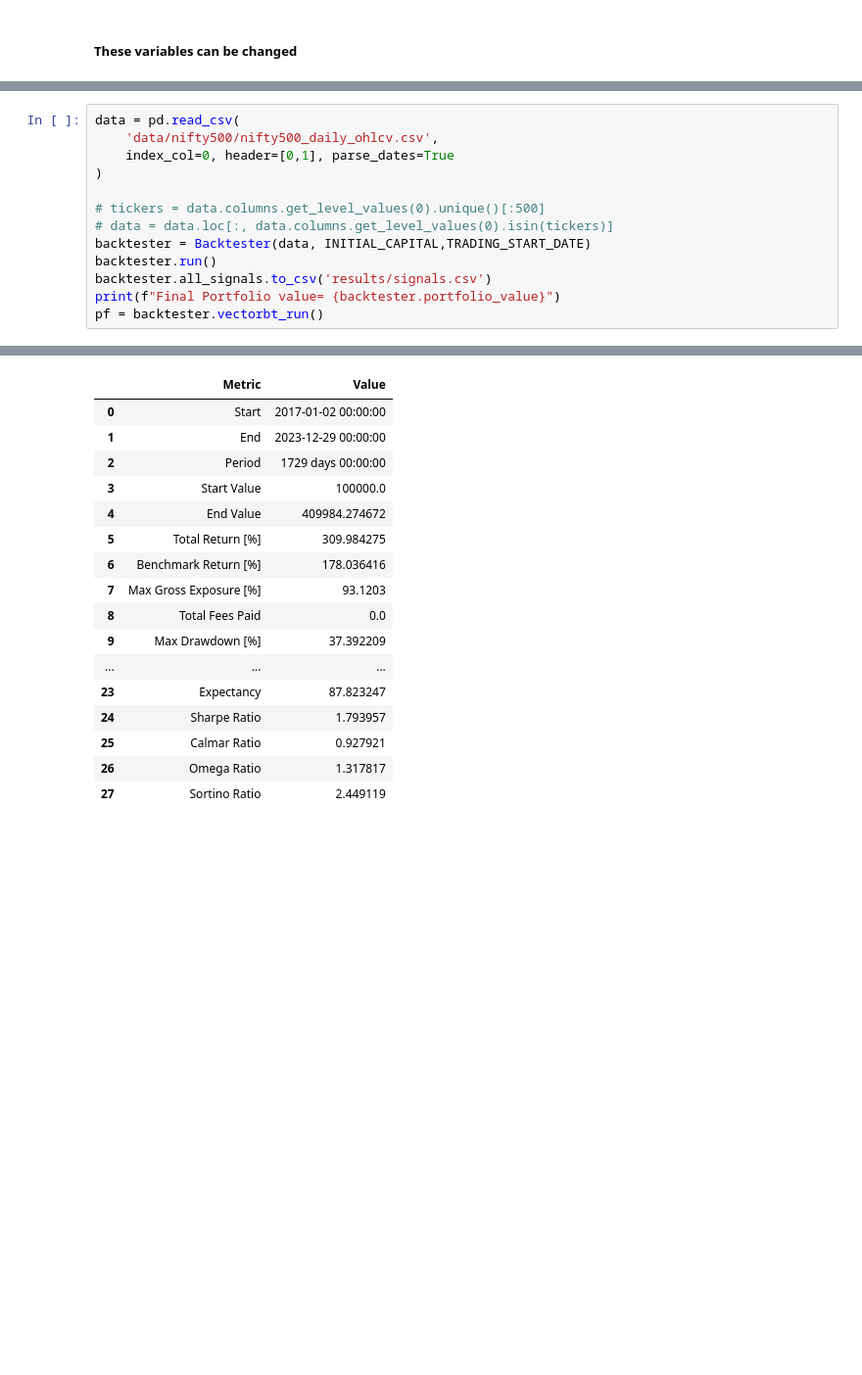
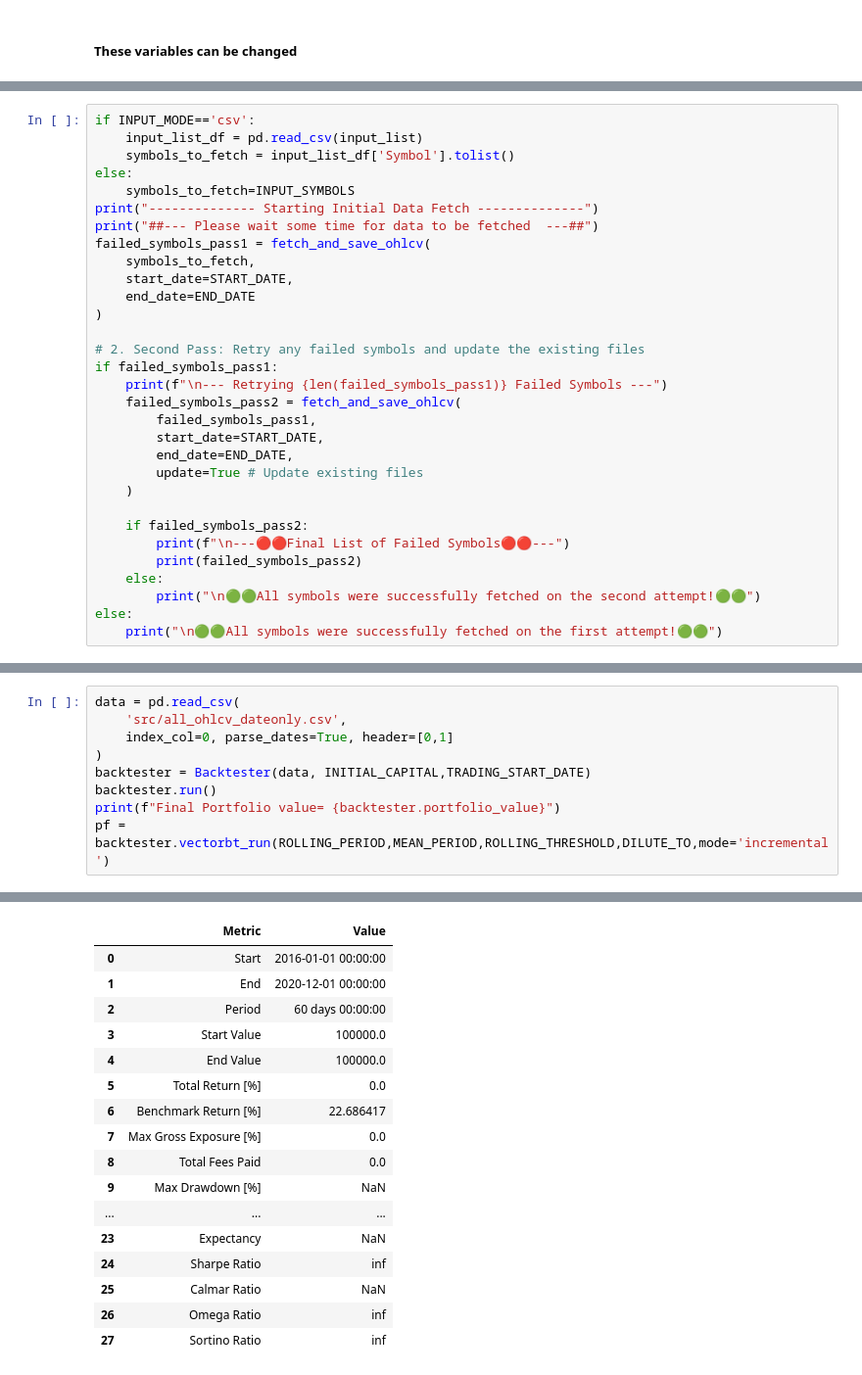
Before and after one commit to aarushbhattofficial/Theta_Syndicate, a Jupyter notebook: zscore.ipynb, the cells around one changed output, grey strips where cells are left out. Shown at 98% size. Cells and saved outputs as stored; diff of their text form; blank space fills up the shorter version.

```diff
--- a/zscore.ipynb
+++ b/zscore.ipynb
@@ -58,0 +575,31 @@ INTERVALS = 'data/nifty500/nifty500_weekly_ohlcv.csv'
+# %%
+if INPUT_MODE=='csv':
+    input_list_df = pd.read_csv(input_list)
+    symbols_to_fetch = input_list_df['Symbol'].tolist()
+else:
+    symbols_to_fetch=INPUT_SYMBOLS
+print("-------------- Starting Initial Data Fetch --------------")
+print("##--- Please wait some time for data to be fetched  ---##")
+failed_symbols_pass1 = fetch_and_save_ohlcv(
+    symbols_to_fetch,
+    start_date=START_DATE,
+    end_date=END_DATE
+)
+
+# 2. Second Pass: Retry any failed symbols and update the existing files
+if failed_symbols_pass1:
+    print(f"\n--- Retrying {len(failed_symbols_pass1)} Failed Symbols ---")
+    failed_symbols_pass2 = fetch_and_save_ohlcv(
+        failed_symbols_pass1,
+        start_date=START_DATE,
+        end_date=END_DATE,
+        update=True # Update existing files
+    )
+
+    if failed_symbols_pass2:
+        print(f"\n---🔴🔴Final List of Failed Symbols🔴🔴---")
+        print(failed_symbols_pass2)
+    else:
+        print("\n🟢🟢All symbols were successfully fetched on the second attempt!🟢🟢")
+else:
+    print("\n🟢🟢All symbols were successfully fetched on the first attempt!🟢🟢")
@@ -526,14 +1518,10 @@ class Strategy():
 # %%
 data = pd.read_csv(
-    'data/nifty500/nifty500_daily_ohlcv.csv',
-    index_col=0, header=[0,1], parse_dates=True
+    'src/all_ohlcv_dateonly.csv',
+    index_col=0, parse_dates=True, header=[0,1]
 )
-
-# tickers = data.columns.get_level_values(0).unique()[:500]
-# data = data.loc[:, data.columns.get_level_values(0).isin(tickers)]
 backtester = Backtester(data, INITIAL_CAPITAL,TRADING_START_DATE)
 backtester.run()
-backtester.all_signals.to_csv('results/signals.csv')
 print(f"Final Portfolio value= {backtester.portfolio_value}")
-pf = backtester.vectorbt_run()
+pf = backtester.vectorbt_run(ROLLING_PERIOD,MEAN_PERIOD,ROLLING_THRESHOLD,DILUTE_TO,mode='incremental')
 # %% [output]
@@ -552,20 +1532,20 @@ Initial Amount= 100000.0
 |  | Metric | Value |
-| 0 | Start | 2017-01-02 00:00:00 |
-| 1 | End | 2023-12-29 00:00:00 |
-| 2 | Period | 1729 days 00:00:00 |
+| 0 | Start | 2016-01-01 00:00:00 |
+| 1 | End | 2020-12-01 00:00:00 |
+| 2 | Period | 60 days 00:00:00 |
 | 3 | Start Value | 100000.0 |
-| 4 | End Value | 409984.274672 |
-| 5 | Total Return [%] | 309.984275 |
-| 6 | Benchmark Return [%] | 178.036416 |
-| 7 | Max Gross Exposure [%] | 93.1203 |
+| 4 | End Value | 100000.0 |
+| 5 | Total Return [%] | 0.0 |
+| 6 | Benchmark Return [%] | 22.686417 |
+| 7 | Max Gross Exposure [%] | 0.0 |
 | 8 | Total Fees Paid | 0.0 |
-| 9 | Max Drawdown [%] | 37.392209 |
+| 9 | Max Drawdown [%] | NaN |
 | ... | ... | ... |
-| 23 | Expectancy | 87.823247 |
-| 24 | Sharpe Ratio | 1.793957 |
-| 25 | Calmar Ratio | 0.927921 |
-| 26 | Omega Ratio | 1.317817 |
-| 27 | Sortino Ratio | 2.449119 |
+| 23 | Expectancy | NaN |
+| 24 | Sharpe Ratio | inf |
+| 25 | Calmar Ratio | NaN |
+| 26 | Omega Ratio | inf |
+| 27 | Sortino Ratio | inf |
 # %%
 import plotly.graph_objects as go
 import plotly.io as pio
```
Also changed, not shown: parts of 24 cells of this notebook, 34 other files.
